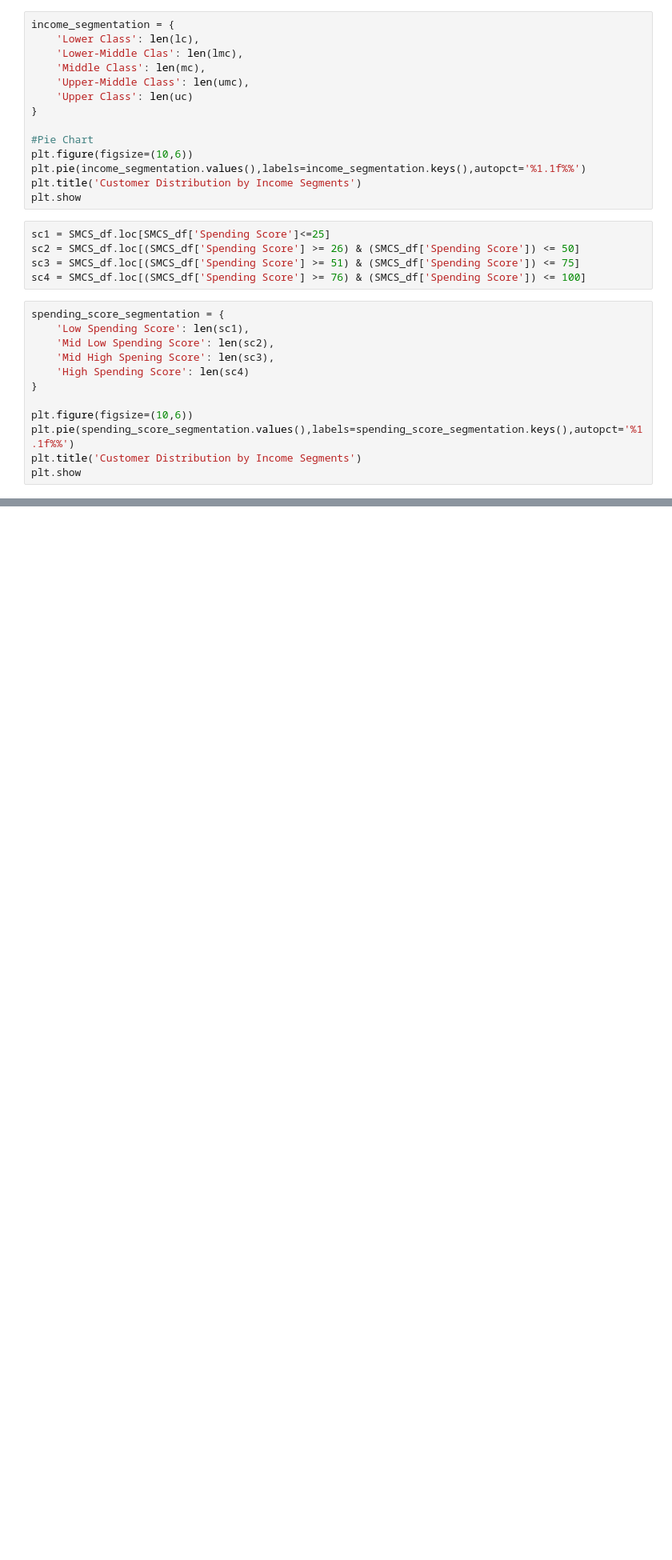
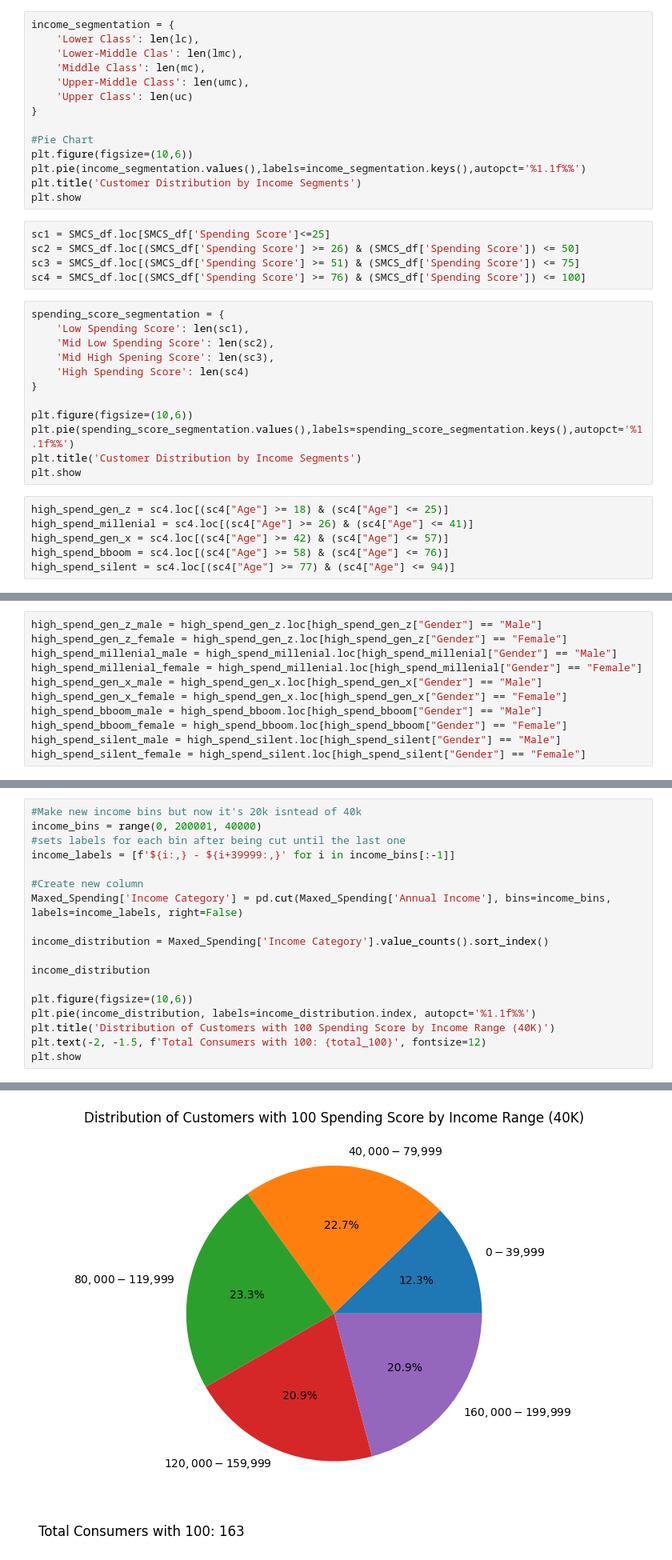
Before and after one commit to build-summer-2024/async-green-Man-final-project, a Jupyter notebook: man_final_project.ipynb, the cells around one changed output, grey strips where cells are left out. Shown at 80% size. Saved outputs shown, nothing was run; the diff lists cells and outputs as text; blank space fills up the shorter version.

```diff
--- a/man_final_project.ipynb
+++ b/man_final_project.ipynb
@@ -145,3 +156,9 @@ plt.figure(figsize=(10,6))
 plt.pie(spending_score_segmentation.values(),labels=spending_score_segmentation.keys(),autopct='%1.1f%%')
 plt.title('Customer Distribution by Income Segments')
 plt.show
+# %%
+high_spend_gen_z = sc4.loc[(sc4["Age"] >= 18) & (sc4["Age"] <= 25)]
+high_spend_millenial = sc4.loc[(sc4["Age"] >= 26) & (sc4["Age"] <= 41)]
+high_spend_gen_x = sc4.loc[(sc4["Age"] >= 42) & (sc4["Age"] <= 57)]
+high_spend_bboom = sc4.loc[(sc4["Age"] >= 58) & (sc4["Age"] <= 76)]
+high_spend_silent = sc4.loc[(sc4["Age"] >= 77) & (sc4["Age"] <= 94)]
@@ -147,0 +178,11 @@ plt.show
+# %%
+high_spend_gen_z_male = high_spend_gen_z.loc[high_spend_gen_z["Gender"] == "Male"]
+high_spend_gen_z_female = high_spend_gen_z.loc[high_spend_gen_z["Gender"] == "Female"]
+high_spend_millenial_male = high_spend_millenial.loc[high_spend_millenial["Gender"] == "Male"]
+high_spend_millenial_female = high_spend_millenial.loc[high_spend_millenial["Gender"] == "Female"]
+high_spend_gen_x_male = high_spend_gen_x.loc[high_spend_gen_x["Gender"] == "Male"]
+high_spend_gen_x_female = high_spend_gen_x.loc[high_spend_gen_x["Gender"] == "Female"]
+high_spend_bboom_male = high_spend_bboom.loc[high_spend_bboom["Gender"] == "Male"]
+high_spend_bboom_female = high_spend_bboom.loc[high_spend_bboom["Gender"] == "Female"]
+high_spend_silent_male = high_spend_silent.loc[high_spend_silent["Gender"] == "Male"]
+high_spend_silent_female = high_spend_silent.loc[high_spend_silent["Gender"] == "Female"]
@@ -147,0 +313,19 @@ plt.show
+# %%
+#Make new income bins but now it's 20k isntead of 40k
+income_bins = range(0, 200001, 40000)
+#sets labels for each bin after being cut until the last one
+income_labels = [f'${i:,} - ${i+39999:,}' for i in income_bins[:-1]]
+
+#Create new column
+Maxed_Spending['Income Category'] = pd.cut(Maxed_Spending['Annual Income'], bins=income_bins, labels=income_labels, right=False)
+
+income_distribution = Maxed_Spending['Income Category'].value_counts().sort_index()
+
+income_distribution
+
+plt.figure(figsize=(10,6))
+plt.pie(income_distribution, labels=income_distribution.index, autopct='%1.1f%%')
+plt.title('Distribution of Customers with 100 Spending Score by Income Range (40K)')
+plt.text(-2, -1.5, f'Total Consumers with 100: {total_100}', fontsize=12)
+plt.show
+# %% [output]
@@ -147,0 +338 @@ plt.show
+[figure, added]
```
Also changed, not shown: parts of 10 cells of this notebook, 7 other files.
